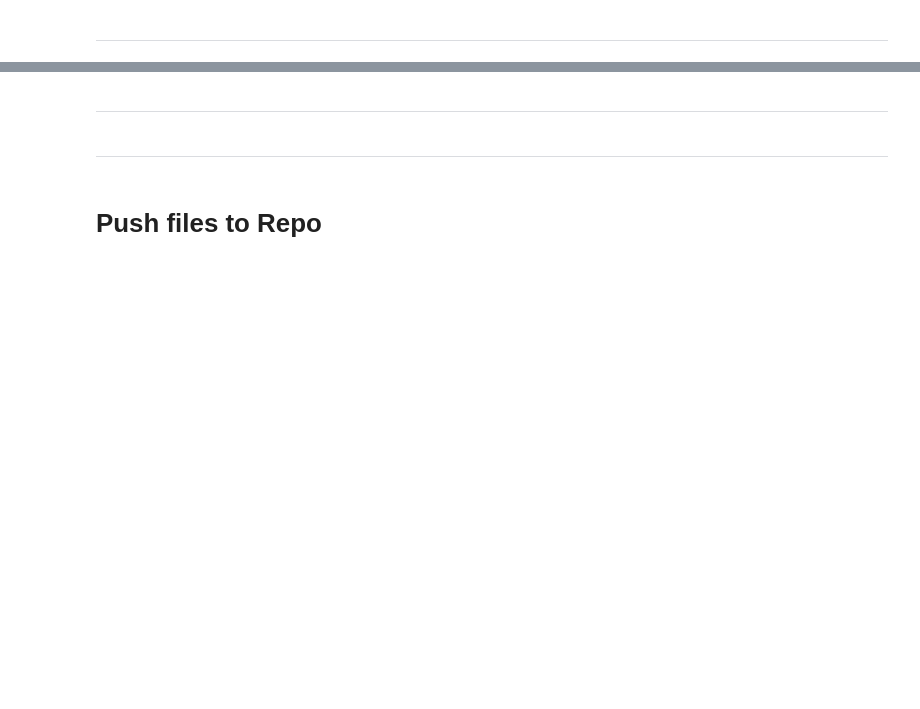
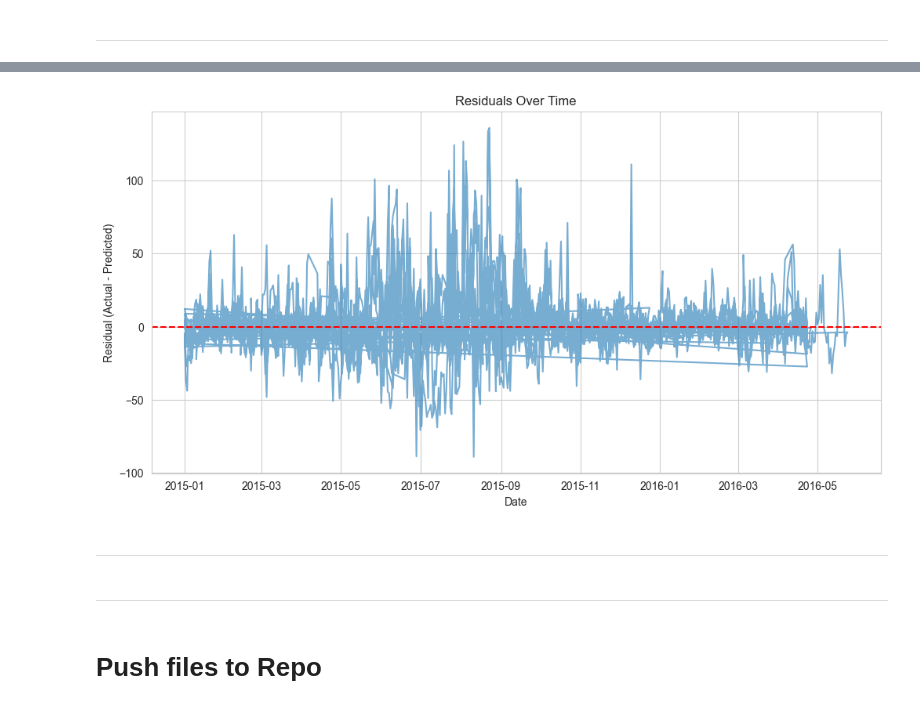
Before and after one commit to Sonya-J00/US_Air_Pollution_Team_2, a Jupyter notebook: jupyter_notebooks/ML.ipynb, the cells around one changed output, grey strips where cells are left out. Cells and saved outputs as stored; diff of their text form; code cells hidden in the pictures; blank space fills up the shorter version.

```diff
--- a/jupyter_notebooks/ML.ipynb
+++ b/jupyter_notebooks/ML.ipynb
@@ -340,0 +384,7 @@ print(
+# %%
+param_grid = {
+    "RandomForest": {},
+    "GradientBoosting": {},
+    "HGBoosting": {},
+    "XGBRegressor": {},
+}
@@ -342,0 +628,16 @@ print(
+# %%
+sns.set_style("whitegrid")
+
+for city in df_plot["City"].unique():
+    city_data = df_plot[df_plot["City"] == city]
+
+    plt.figure(figsize=(14, 6))
+    plt.plot(city_data["Date"], city_data["Actual"], label="Actual AQI", color="blue")
+    plt.plot(city_data["Date"], city_data["Predicted"], label="Predicted AQI", color="red", linestyle="--")
+
+    plt.xlabel("Date")
+    plt.ylabel("AQI")
+    plt.title(f"Actual vs Predicted AQI — {city}")
+    plt.legend()
+    plt.tight_layout()
+    plt.show()
@@ -344,0 +660,11 @@ print(
+# %%
+# Make a copy to keep the original test_df intact
+test_with_preds = test_df.copy()
+
+# Add model predictions
+test_with_preds["Predicted_AQI_7d_ahead"] = y_pred
+
+# Add residuals (actual - predicted)
+test_with_preds["Residual"] = test_with_preds["AQI_7d_ahead"] - test_with_preds["Predicted_AQI_7d_ahead"]
+
+test_with_preds.head(2)
@@ -345,3 +689,13 @@ print(
+# %%
+plt.figure(figsize=(12, 6))
+plt.plot(test_with_preds["Date Local"], test_with_preds["Residual"], alpha=0.6)
+plt.axhline(0, color="red", linestyle="--")
+plt.title("Residuals Over Time")
+plt.xlabel("Date")
+plt.ylabel("Residual (Actual - Predicted)")
+plt.show()
+# %% [output]
+[figure, added]
 # %% [markdown]
 ---
 # %% [markdown]
```
Also changed, not shown: parts of 24 cells of this notebook.
